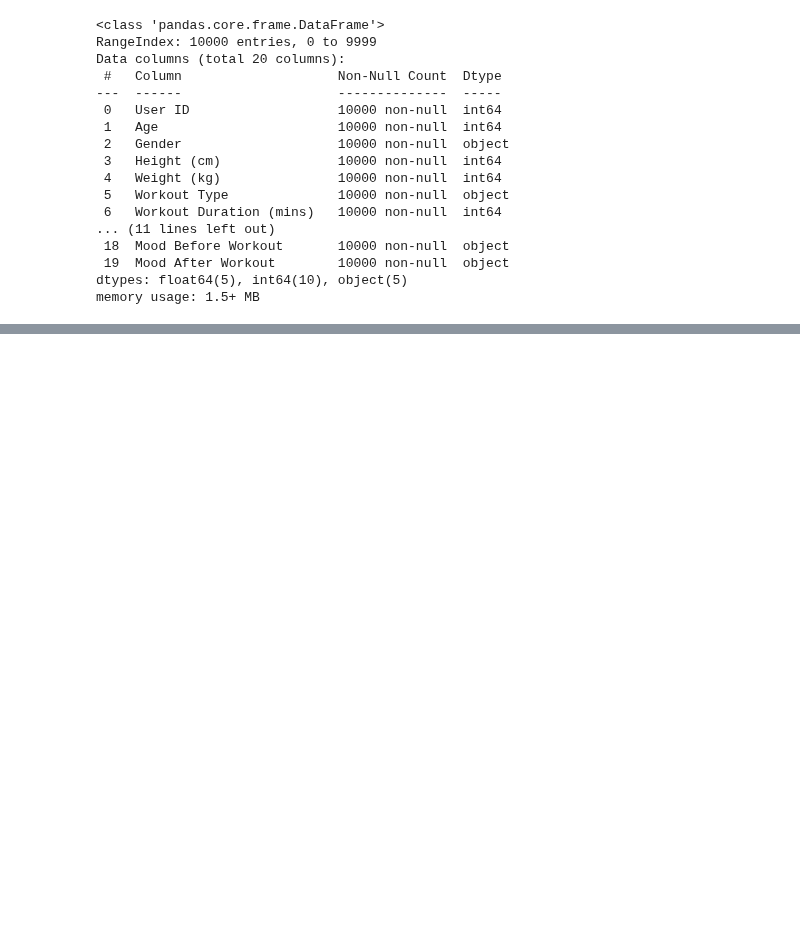
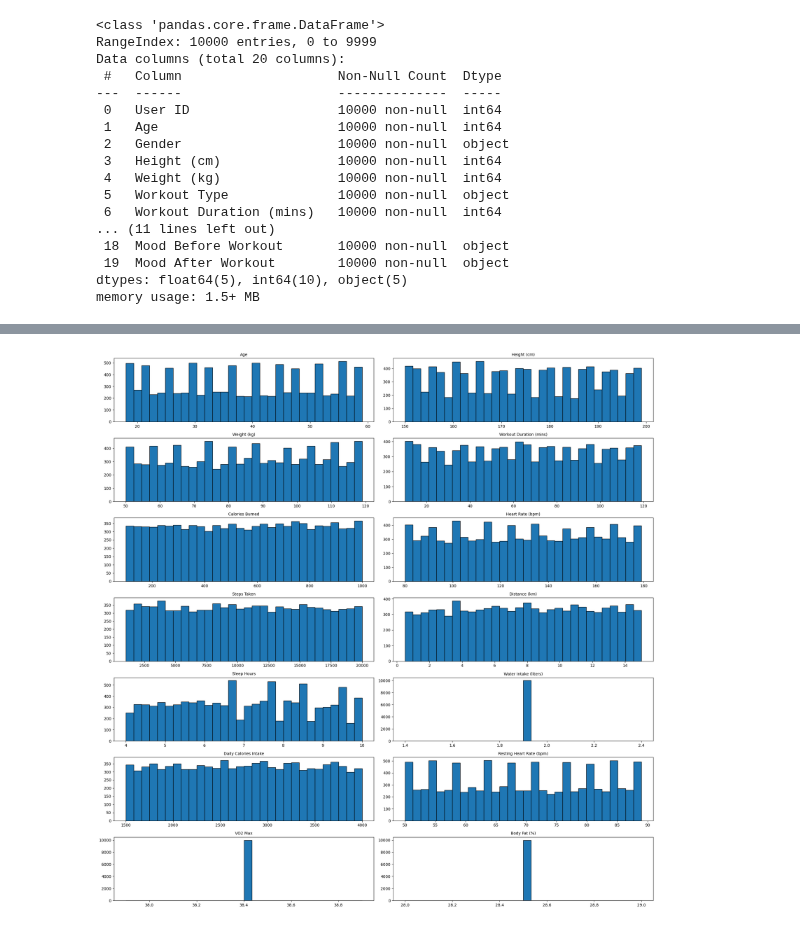
Before and after one commit to 4GeeksAcademy/gperdrizet_fitness_final_project, a Jupyter notebook: src/continuous.ipynb, the cells around one changed output, grey strips where cells are left out. Cells and saved outputs as stored; diff of their text form; code cells hidden in the pictures; blank space fills up the shorter version.

```diff
--- a/src/continuous.ipynb
+++ b/src/continuous.ipynb
@@ -58,4 +58,4 @@ df.describe()
 | 75% | 7500.25000 | 49.000000 | 187.000000 | 102.000000 | 92.000000 | 776.000000 | 155.000000 | ... |
 | max | 10000.00000 | 59.000000 | 199.000000 | 119.000000 | 119.000000 | 999.000000 | 179.000000 | ... |
 # %%
-df_continues = df[['Age', 'Height (cm)', 'Weight (kg)', 'Workout Duration (mins)', 'Calories Burned', 'Heart Rate (bpm)', 'Steps Taken', 'Distance (km)', 'Sleep Hours', 'Water Intake (liters)', 'Daily Calories Intake', 'Resting Heart Rate (bpm)', 'VO2 Max', 'Body Fat (%)']]
+df_cont = df[['Age', 'Height (cm)', 'Weight (kg)', 'Workout Duration (mins)', 'Calories Burned', 'Heart Rate (bpm)', 'Steps Taken', 'Distance (km)', 'Sleep Hours', 'Water Intake (liters)', 'Daily Calories Intake', 'Resting Heart Rate (bpm)', 'VO2 Max', 'Body Fat (%)']]
@@ -61,0 +82,20 @@ df_continues = df[['Age', 'Height (cm)', 'Weight (kg)', 'Workout Duration (mins)
+# %%
+import matplotlib.pyplot as plt
+
+fig, axes = plt.subplots(nrows=7, ncols=2, figsize=(20, 20))
+axes = axes.flatten()  # Flatten the 2D axes array for easy indexing
+
+for i, column in enumerate(df_cont.columns):
+    axes[i].hist(df_cont[column], bins=30, edgecolor='black')
+    axes[i].set_title(column, fontsize=10)
+    axes[i].set_xlabel('')
+    axes[i].set_ylabel('')
+
+# Remove any unused subplots (if fewer than 14 columns)
+for j in range(len(df_cont.columns), len(axes)):
+    fig.delaxes(axes[j])
+
+plt.tight_layout()
+plt.show()
+# %% [output]
+[figure, added]
```
Also changed, not shown: parts of 4 cells of this notebook.
